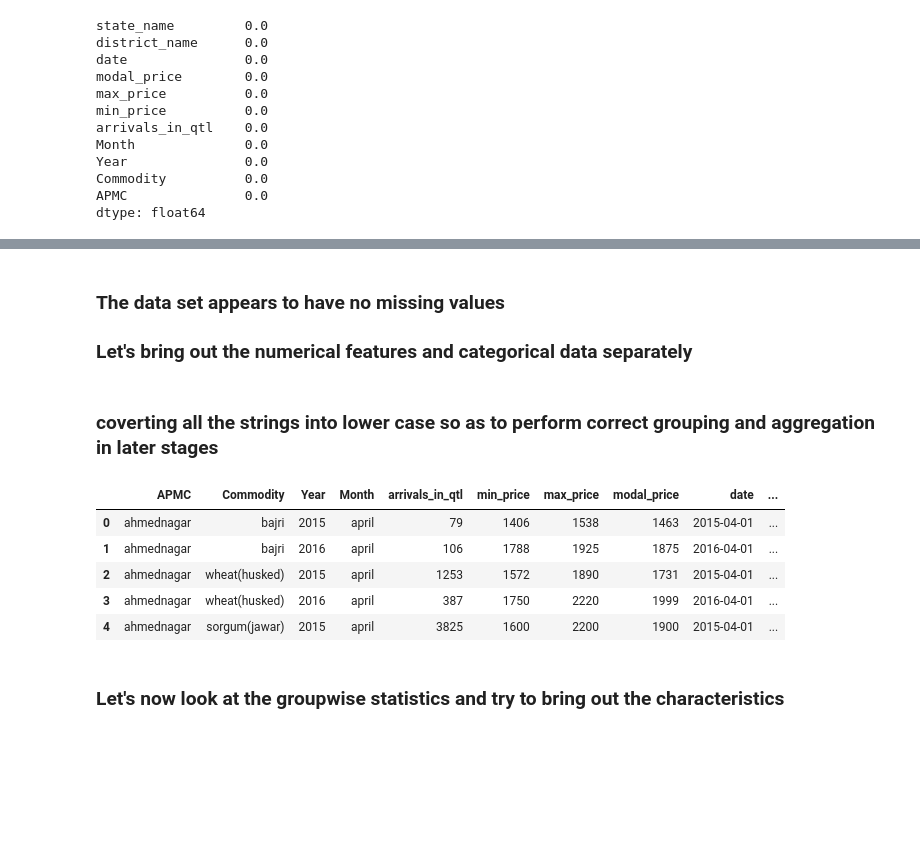
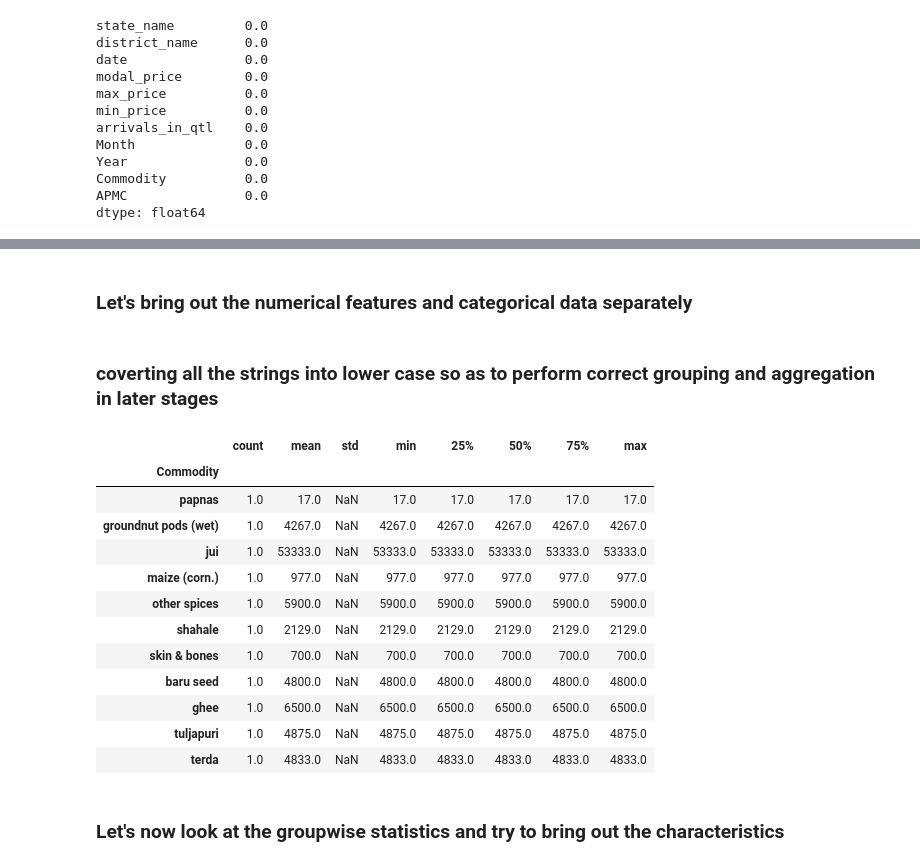
Before and after one commit to joshi-vipul/maharashtra_mandi, a Jupyter notebook: Maharashtra Mandi Seasonality.ipynb, the cells around one changed output, grey strips where cells are left out. Saved outputs shown, nothing was run; the diff lists cells and outputs as text; code cells hidden in the pictures; blank space fills up the shorter version.

Commit message:
some changes in the method to find the outliers, fix the min, max, modal prices

```diff
--- a/Maharashtra Mandi Seasonality.ipynb
+++ b/Maharashtra Mandi Seasonality.ipynb
@@ -63,5 +74,4 @@ dtype: float64
 # %% [markdown]
-###  The data set appears to have no missing values
 ### Let's bring out the numerical features and categorical data separately
 # %%
 df_monthly.drop('state_name',axis=1,inplace=True) ### dropping state name as it is Maharashtra for all rows
@@ -69,13 +79,3 @@ numeric_features = (df_monthly.dtypes[df_monthly.dtypes!='object']).index
 categric_features = (df_monthly.dtypes[df_monthly.dtypes=='object']).index
 # %% [markdown]
 ### coverting all the strings into lower case so as to perform correct grouping and aggregation in later stages
-# %%
-for i in range(0,len(categric_features)):df_monthly[categric_features[i]]=df_monthly[categric_features[i]].str.lower()
-df_monthly.head()
-# %% [output]
-|  | APMC | Commodity | Year | Month | arrivals_in_qtl | min_price | max_price | modal_price | date | ... |
-| 0 | ahmednagar | bajri | 2015 | april | 79 | 1406 | 1538 | 1463 | 2015-04-01 | ... |
-| 1 | ahmednagar | bajri | 2016 | april | 106 | 1788 | 1925 | 1875 | 2016-04-01 | ... |
-| 2 | ahmednagar | wheat(husked) | 2015 | april | 1253 | 1572 | 1890 | 1731 | 2015-04-01 | ... |
-| 3 | ahmednagar | wheat(husked) | 2016 | april | 387 | 1750 | 2220 | 1999 | 2016-04-01 | ... |
-| 4 | ahmednagar | sorgum(jawar) | 2015 | april | 3825 | 1600 | 2200 | 1900 | 2015-04-01 | ... |
@@ -82,3 +87,20 @@ df_monthly.head()
+# %%
+temp_ =df_monthly.groupby(by='Commodity')['modal_price'].describe().sort_values(by='count')
+temp_[temp_['count']==1]
+# %% [output]
+|  | count | mean | std | min | 25% | 50% | 75% | max |
+| Commodity |  |  |  |  |  |  |  |  |
+| papnas | 1.0 | 17.0 | NaN | 17.0 | 17.0 | 17.0 | 17.0 | 17.0 |
+| groundnut pods (wet) | 1.0 | 4267.0 | NaN | 4267.0 | 4267.0 | 4267.0 | 4267.0 | 4267.0 |
+| jui | 1.0 | 53333.0 | NaN | 53333.0 | 53333.0 | 53333.0 | 53333.0 | 53333.0 |
+| maize (corn.) | 1.0 | 977.0 | NaN | 977.0 | 977.0 | 977.0 | 977.0 | 977.0 |
+| other spices | 1.0 | 5900.0 | NaN | 5900.0 | 5900.0 | 5900.0 | 5900.0 | 5900.0 |
+| shahale | 1.0 | 2129.0 | NaN | 2129.0 | 2129.0 | 2129.0 | 2129.0 | 2129.0 |
+| skin & bones | 1.0 | 700.0 | NaN | 700.0 | 700.0 | 700.0 | 700.0 | 700.0 |
+| baru seed | 1.0 | 4800.0 | NaN | 4800.0 | 4800.0 | 4800.0 | 4800.0 | 4800.0 |
+| ghee | 1.0 | 6500.0 | NaN | 6500.0 | 6500.0 | 6500.0 | 6500.0 | 6500.0 |
+| tuljapuri | 1.0 | 4875.0 | NaN | 4875.0 | 4875.0 | 4875.0 | 4875.0 | 4875.0 |
+| terda | 1.0 | 4833.0 | NaN | 4833.0 | 4833.0 | 4833.0 | 4833.0 | 4833.0 |
 # %% [markdown]
 ### Let's now look at the groupwise statistics and try to bring out the characteristics
 # %%
```
Also changed, not shown: parts of 40 cells of this notebook, 11 other files.
